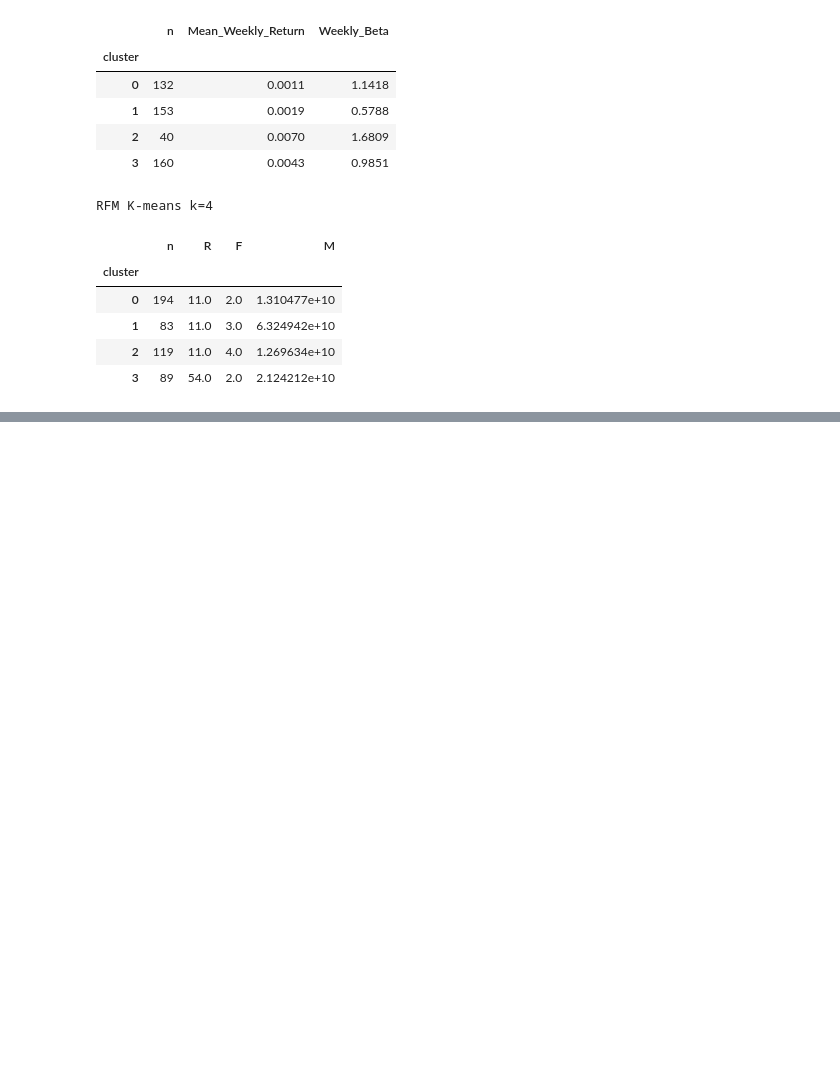
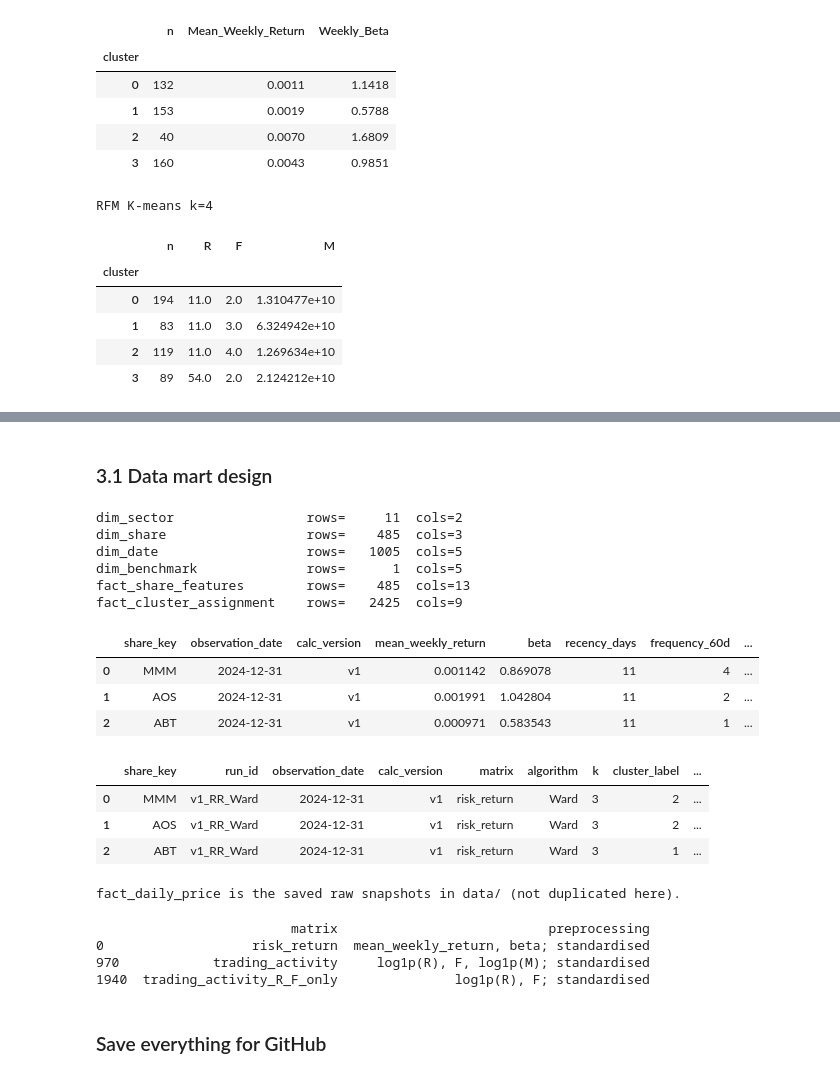
Before and after one commit to aidapassela/Market-Analysis-and-Stock-Segmentation-Using-RFM, a Jupyter notebook: CW1_Market_Analysis_and_Stock_Segmentation_Using_RFM.ipynb, the cells around one changed output, grey strips where cells are left out. Cells and saved outputs as stored; diff of their text form; code cells hidden in the pictures; blank space fills up the shorter version.

```diff
--- a/CW1_Market_Analysis_and_Stock_Segmentation_Using_RFM.ipynb
+++ b/CW1_Market_Analysis_and_Stock_Segmentation_Using_RFM.ipynb
@@ -1402,0 +1743,78 @@ except Exception as e:
+# %% [markdown]
+### 3.1 Data mart design
+# %%
+# Data mart table
+os.makedirs("outputs/datamart", exist_ok=True)
+CALC_VERSION, SEED = "v1", 42
+BASE_WIN, RFM_WIN, HV_MULT = 20, 60, 2.0
+
+cal = pd.read_csv("data/raw_adj_close.csv.gz", usecols=[0], index_col=0, parse_dates=True).loc[START:END_INCL].index
+OBS_DATE = cal.max()
+try:
+    RETRIEVAL = json.load(open("data/download_metadata.json"))["retrieval_date"]
+except Exception:
+    RETRIEVAL = "unknown"
+
+dim_sector = pd.DataFrame({"sector_name": sorted(assign[SECTOR].unique())}).reset_index(names="sector_key")
+dim_share = (assign[["Security", SECTOR]].rename_axis("share_key").reset_index().rename(columns={"Security": "name", SECTOR: "sector_name"})
+             .merge(dim_sector, on="sector_name")[["share_key", "name", "sector_key"]])
+dim_date = pd.DataFrame({"date": cal, "week_ending_friday": cal.to_period("W-FRI").end_time.normalize(),
+                         "month": cal.month, "quarter": cal.quarter, "year": cal.year})
+dim_benchmark = pd.DataFrame([{"benchmark_key": "GSPC", "ticker": "^GSPC", "name": "S&P 500", "source": "Yahoo Finance via yfinance",
+                               "retrieval_date": RETRIEVAL}])
+
+fact_share_features = assign.rename_axis("share_key").reset_index()[["share_key"] + ALL5]
+fact_share_features = fact_share_features.rename(columns={"Mean_Weekly_Return": "mean_weekly_return", "Weekly_Beta": "beta",
+                                                          "R": "recency_days", "F": "frequency_60d", "M": "monetary_usd"})
+fact_share_features.insert(1, "observation_date", OBS_DATE)
+fact_share_features.insert(2, "calc_version", CALC_VERSION)
+fact_share_features["baseline_window"], fact_share_features["rfm_window"], fact_share_features["hv_multiplier"] = BASE_WIN, RFM_WIN, HV_MULT
+fact_share_features["benchmark_key"], fact_share_features["source_retrieval_date"] = "GSPC", RETRIEVAL
+
+RUNS = {"RR_Ward": ("risk_return", "Ward"), "RR_KMeans": ("risk_return", "KMeans"),
+        "RFM_Ward": ("trading_activity", "Ward"), "RFM_KMeans": ("trading_activity", "KMeans"),
+        "RF_only_Ward": ("trading_activity_R_F_only", "Ward")}
+parts = []
+for col, (matrix, algo) in RUNS.items():
+    if col in assign.columns:
+        parts.append(pd.DataFrame({"share_key": assign.index, "run_id": f"{CALC_VERSION}_{col}", "observation_date": OBS_DATE,
+                                   "calc_version": CALC_VERSION, "matrix": matrix, "algorithm": algo,
+                                   "k": assign[col].nunique(), "cluster_label": assign[col].values, "seed": SEED}))
+fact_cluster_assignment = pd.concat(parts, ignore_index=True)
+
+for name, t in {"dim_sector": dim_sector, "dim_share": dim_share, "dim_date": dim_date, "dim_benchmark": dim_benchmark,
+                "fact_share_features": fact_share_features, "fact_cluster_assignment": fact_cluster_assignment}.items():
+    t.to_csv(f"outputs/datamart/{name}.csv", index=False)
+    print(f"{name:26s} rows={len(t):7d}  cols={t.shape[1]}")
+display(fact_share_features.head(3)); display(fact_cluster_assignment.head(3))
+print("fact_daily_price is the saved raw snapshots in data/ (not duplicated here).")
+# %% [output]
+dim_sector                 rows=     11  cols=2
+dim_share                  rows=    485  cols=3
+dim_date                   rows=   1005  cols=5
+dim_benchmark              rows=      1  cols=5
+fact_share_features        rows=    485  cols=13
+fact_cluster_assignment    rows=   2425  cols=9
+|  | share_key | observation_date | calc_version | mean_weekly_return | beta | recency_days | frequency_60d | ... |
+| 0 | MMM | 2024-12-31 | v1 | 0.001142 | 0.869078 | 11 | 4 | ... |
+| 1 | AOS | 2024-12-31 | v1 | 0.001991 | 1.042804 | 11 | 2 | ... |
+| 2 | ABT | 2024-12-31 | v1 | 0.000971 | 0.583543 | 11 | 1 | ... |
+|  | share_key | run_id | observation_date | calc_version | matrix | algorithm | k | cluster_label | ... |
+| 0 | MMM | v1_RR_Ward | 2024-12-31 | v1 | risk_return | Ward | 3 | 2 | ... |
+| 1 | AOS | v1_RR_Ward | 2024-12-31 | v1 | risk_return | Ward | 3 | 2 | ... |
+| 2 | ABT | v1_RR_Ward | 2024-12-31 | v1 | risk_return | Ward | 3 | 1 | ... |
+fact_daily_price is the saved raw snapshots in data/ (not duplicated here).
+# %%
+PREP = {"risk_return": "mean_weekly_return, beta; standardised",
+        "trading_activity": "log1p(R), F, log1p(M); standardised",
+        "trading_activity_R_F_only": "log1p(R), F; standardised"}
+fact_cluster_assignment["preprocessing"] = fact_cluster_assignment["matrix"].map(PREP)
+fact_cluster_assignment.to_csv("outputs/datamart/fact_cluster_assignment.csv", index=False)
+print(fact_cluster_assignment[["matrix", "preprocessing"]].drop_duplicates())
+# %% [output]
+                         matrix                           preprocessing
+0                   risk_return  mean_weekly_return, beta; standardised
+970            trading_activity     log1p(R), F, log1p(M); standardised
+1940  trading_activity_R_F_only               log1p(R), F; standardised
+# %% [markdown]
+### Save everything for GitHub
```
Also changed, not shown: parts of 17 cells of this notebook.
